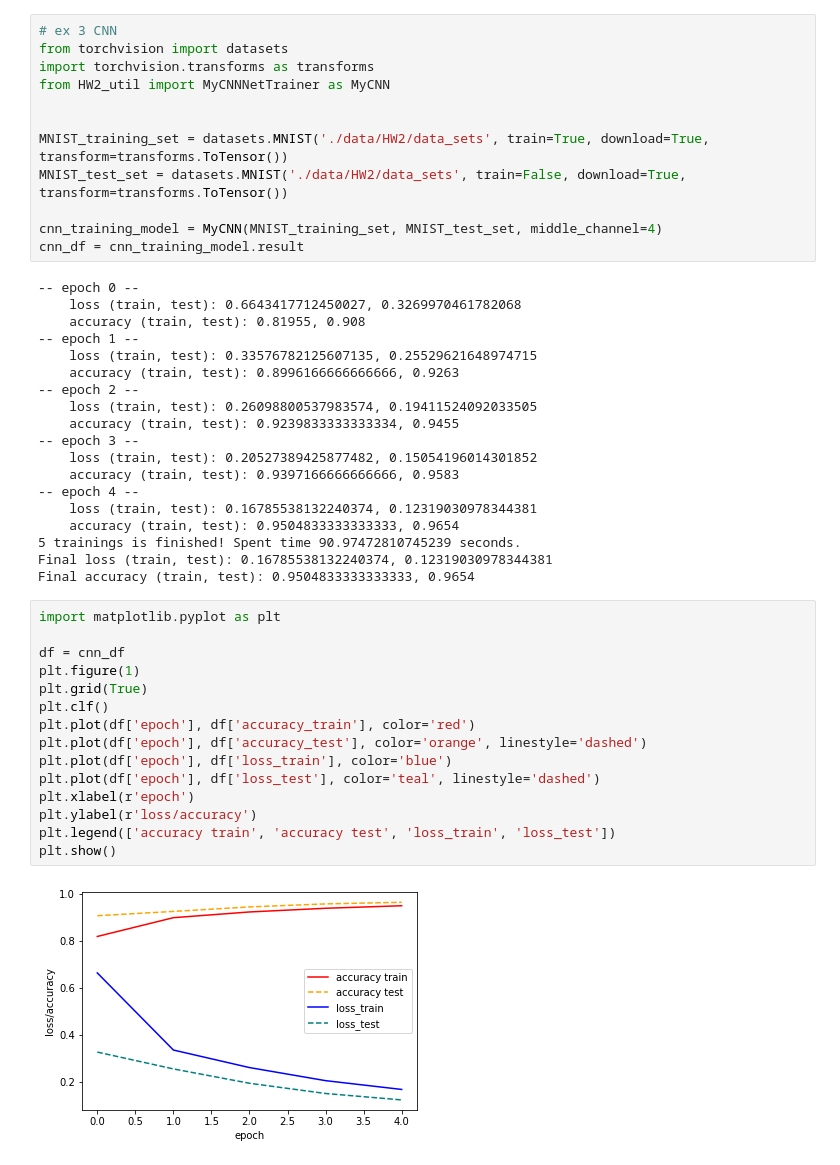
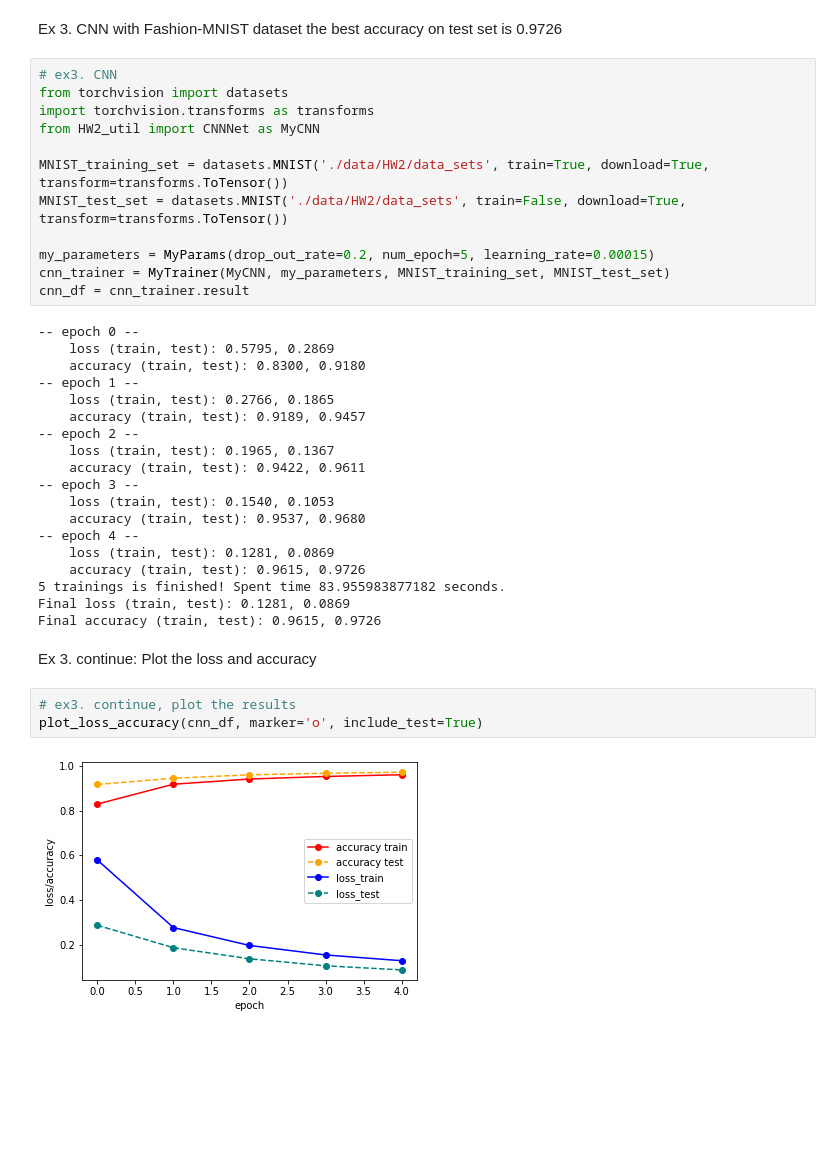
Before and after one commit to foundwonder/APM598_Deep_Neural_Networks, a Jupyter notebook: HW2_20200216_01.ipynb, the cells around one changed output. Cells and saved outputs as stored; diff of their text form; blank space fills up the shorter version.

Commit message:
re-write util class for hyper-parameters, training models, and model trainer that are more generic and can be re-used.

```diff
--- a/HW2_20200216_01.ipynb
+++ b/HW2_20200216_01.ipynb
@@ -70,48 +148,42 @@ tensor(-2.6746, grad_fn=<SelectBackward>)
+# %% [markdown]
+Ex 3. CNN with Fashion-MNIST dataset
+the best accuracy on test set is 0.9726
 # %%
-# ex 3 CNN
+# ex3. CNN
 from torchvision import datasets
 import torchvision.transforms as transforms
-from HW2_util import MyCNNNetTrainer as MyCNN
-
+from HW2_util import CNNNet as MyCNN
 
 MNIST_training_set = datasets.MNIST('./data/HW2/data_sets', train=True, download=True, transform=transforms.ToTensor())
 MNIST_test_set = datasets.MNIST('./data/HW2/data_sets', train=False, download=True, transform=transforms.ToTensor())
 
-cnn_training_model = MyCNN(MNIST_training_set, MNIST_test_set, middle_channel=4)
-cnn_df = cnn_training_model.result
+my_parameters = MyParams(drop_out_rate=0.2, num_epoch=5, learning_rate=0.00015)
+cnn_trainer = MyTrainer(MyCNN, my_parameters, MNIST_training_set, MNIST_test_set)
+cnn_df = cnn_trainer.result
 # %% [output]
 -- epoch 0 --
-    loss (train, test): 0.6643417712450027, 0.3269970461782068
-    accuracy (train, test): 0.81955, 0.908
+    loss (train, test): 0.5795, 0.2869
+    accuracy (train, test): 0.8300, 0.9180
 -- epoch 1 --
-    loss (train, test): 0.33576782125607135, 0.25529621648974715
-    accuracy (train, test): 0.8996166666666666, 0.9263
+    loss (train, test): 0.2766, 0.1865
+    accuracy (train, test): 0.9189, 0.9457
 -- epoch 2 --
-    loss (train, test): 0.26098800537983574, 0.19411524092033505
-    accuracy (train, test): 0.9239833333333334, 0.9455
+    loss (train, test): 0.1965, 0.1367
+    accuracy (train, test): 0.9422, 0.9611
 -- epoch 3 --
-    loss (train, test): 0.20527389425877482, 0.15054196014301852
-    accuracy (train, test): 0.9397166666666666, 0.9583
+    loss (train, test): 0.1540, 0.1053
+    accuracy (train, test): 0.9537, 0.9680
 -- epoch 4 --
-    loss (train, test): 0.16785538132240374, 0.12319030978344381
-    accuracy (train, test): 0.9504833333333333, 0.9654
-5 trainings is finished! Spent time 90.97472810745239 seconds.
-Final loss (train, test): 0.16785538132240374, 0.12319030978344381
-Final accuracy (train, test): 0.9504833333333333, 0.9654
+    loss (train, test): 0.1281, 0.0869
+    accuracy (train, test): 0.9615, 0.9726
+5 trainings is finished! Spent time 83.955983877182 seconds.
+Final loss (train, test): 0.1281, 0.0869
+Final accuracy (train, test): 0.9615, 0.9726
-# %%
-import matplotlib.pyplot as plt
-
-df = cnn_df
-plt.figure(1)
-plt.grid(True)
-plt.clf()
-plt.plot(df['epoch'], df['accuracy_train'], color='red')
-plt.plot(df['epoch'], df['accuracy_test'], color='orange', linestyle='dashed')
-plt.plot(df['epoch'], df['loss_train'], color='blue')
-plt.plot(df['epoch'], df['loss_test'], color='teal', linestyle='dashed')
-plt.xlabel(r'epoch')
-plt.ylabel(r'loss/accuracy')
-plt.legend(['accuracy train', 'accuracy test', 'loss_train', 'loss_test'])
-plt.show()
-# %% [output]
-[figure, removed]
+# %% [markdown]
+Ex 3. continue:
+Plot the loss and accuracy
+# %%
+# ex3. continue, plot the results
+plot_loss_accuracy(cnn_df, marker='o', include_test=True)
+# %% [output]
+[figure, added]
```
Also changed, not shown: parts of 11 cells of this notebook, 1 other file.
